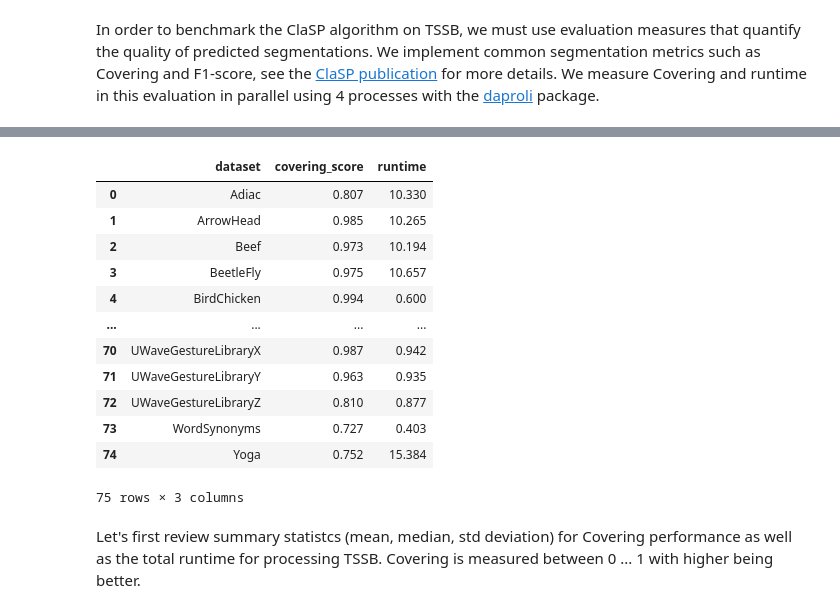
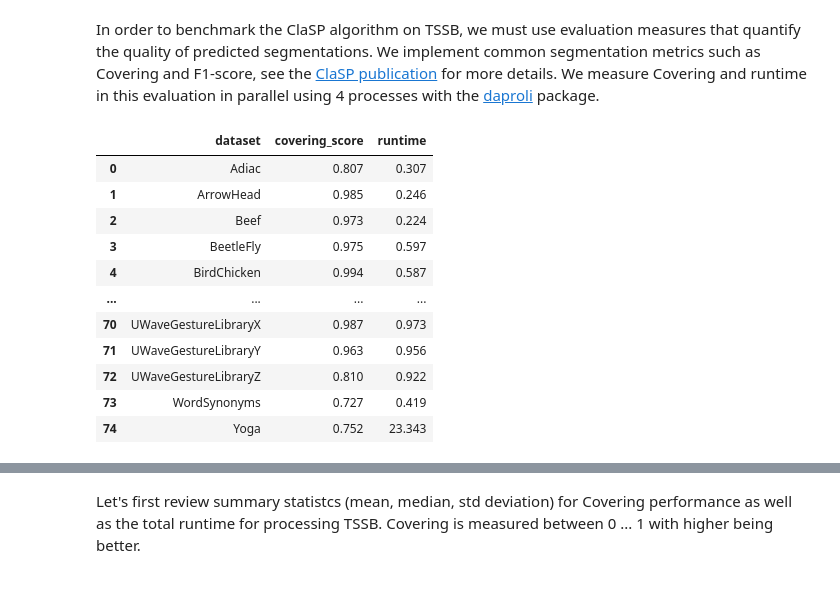
Before and after one commit to ermshaua/claspy, a Jupyter notebook: claspy/notebooks/tssb_evaluation.ipynb, the cells around one changed output, grey strips where cells are left out. Drawn from its saved outputs; the diff is of its cells as text; code cells hidden in the pictures.

```diff
--- a/claspy/notebooks/tssb_evaluation.ipynb
+++ b/claspy/notebooks/tssb_evaluation.ipynb
@@ -34,8 +34,19 @@ def evaluate_clasp(time_series, change_points):
     score = covering({0: change_points}, predictions, time_series.shape[0])
     return np.round(score, 3), np.round(runtime, 3)
 # %%
-results = dp.map(lambda _, row: (row.dataset, *evaluate_clasp(row.time_series, row.cps)), df.iterrows(), ret_type=list,
-                 n_jobs=4, verbose=1)
+results = dp.map(lambda _, row: (row.dataset, *evaluate_clasp(row.time_series, row.cps)), list(df.iterrows()), ret_type=list, n_jobs=1, verbose=1)
 results = pd.DataFrame.from_records(results, columns=["dataset", "covering_score", "runtime"])
 results
 # %% [output]
+|  | dataset | covering_score | runtime |
+| 0 | Adiac | 0.807 | 0.307 |
+| 1 | ArrowHead | 0.985 | 0.246 |
+| 2 | Beef | 0.973 | 0.224 |
+| 3 | BeetleFly | 0.975 | 0.597 |
+| 4 | BirdChicken | 0.994 | 0.587 |
+| ... | ... | ... | ... |
+| 70 | UWaveGestureLibraryX | 0.987 | 0.973 |
+| 71 | UWaveGestureLibraryY | 0.963 | 0.956 |
+| 72 | UWaveGestureLibraryZ | 0.810 | 0.922 |
+| 73 | WordSynonyms | 0.727 | 0.419 |
+| 74 | Yoga | 0.752 | 23.343 |
@@ -45,16 +54,3 @@ results
-|  | dataset | covering_score | runtime |
-| 0 | Adiac | 0.807 | 10.330 |
-| 1 | ArrowHead | 0.985 | 10.265 |
-| 2 | Beef | 0.973 | 10.194 |
-| 3 | BeetleFly | 0.975 | 10.657 |
-| 4 | BirdChicken | 0.994 | 0.600 |
-| ... | ... | ... | ... |
-| 70 | UWaveGestureLibraryX | 0.987 | 0.942 |
-| 71 | UWaveGestureLibraryY | 0.963 | 0.935 |
-| 72 | UWaveGestureLibraryZ | 0.810 | 0.877 |
-| 73 | WordSynonyms | 0.727 | 0.403 |
-| 74 | Yoga | 0.752 | 15.384 |
-75 rows × 3 columns
 # %% [markdown]
 Let's first review summary statistcs (mean, median, std deviation) for Covering performance as well as the total runtime for processing TSSB. Covering is measured between 0 ... 1 with higher being better.
 # %%
```
Also changed, not shown: parts of 7 cells of this notebook, 12 other files.
